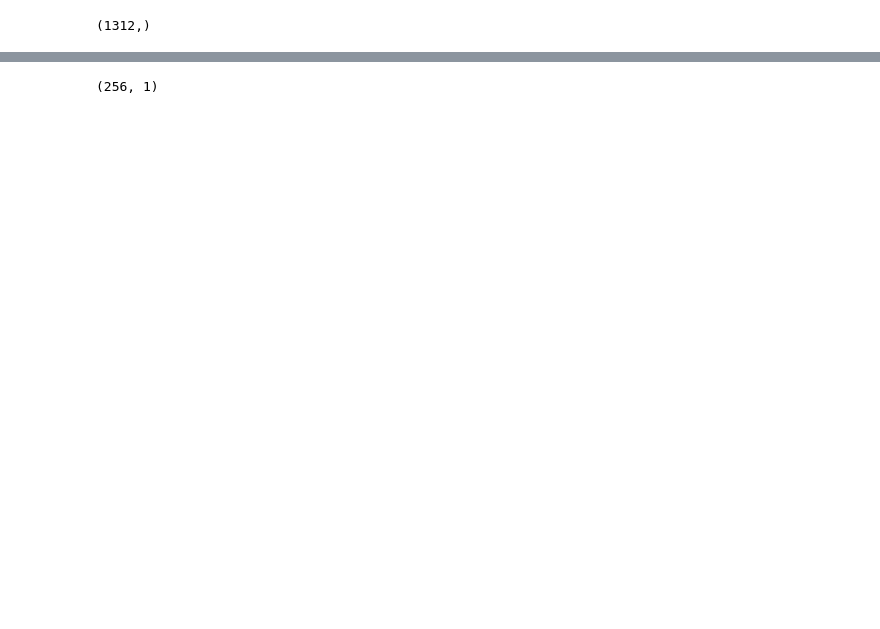
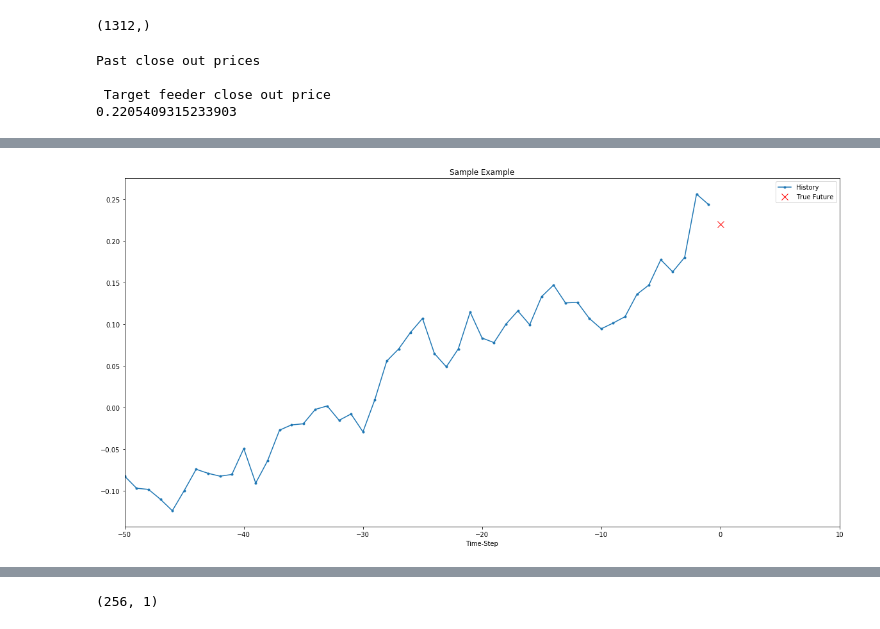
Before and after one commit to ajirlbeck14/Project, a Jupyter notebook: CattleTEC Project.ipynb, the cells around one changed output, grey strips where cells are left out. Cells and saved outputs as stored; diff of their text form; code cells hidden in the pictures; blank space fills up the shorter version.

```diff
--- a/CattleTEC Project.ipynb
+++ b/CattleTEC Project.ipynb
@@ -223,6 +203,16 @@ x_train_uni, y_train_uni = univariate_data(uni_data, 0, TRAIN_SPLIT,
 x_val_uni, y_val_uni = univariate_data(uni_data, TRAIN_SPLIT, None,
                                        univariate_past_history,
                                        univariate_future_target)
+# %%
+print('Past close out prices')
+#print(x_train_uni[0])
+print('\n Target feeder close out price')
+print(y_train_uni[0])
+# %% [output]
+Past close out prices
+
+ Target feeder close out price
+0.2205409315233903
 # %%
 def create_time_steps(length):
   time_steps = []
@@ -251,4 +241,6 @@ def show_plot(plot_data, delta, title):
   plt.xlabel('Time-Step')
   return plt
 # %%
-#show_plot([x_train_uni[0], y_train_uni[0]], 0, 'Sample Example')
+plt.figure(figsize=(20,10))
+show_plot([x_train_uni[0], y_train_uni[0]], 0, 'Sample Example')
+# %% [output]
@@ -254,0 +248 @@ def show_plot(plot_data, delta, title):
+[figure, added]
```
Also changed, not shown: parts of 53 cells of this notebook.
